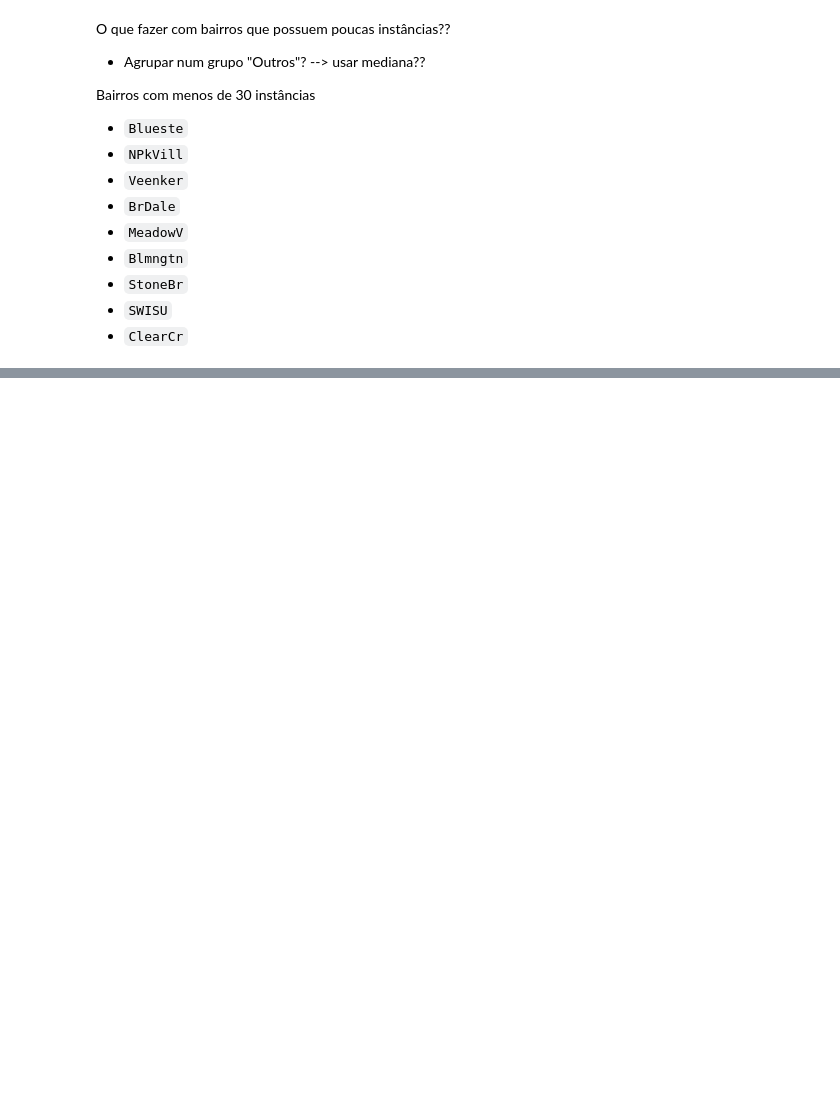
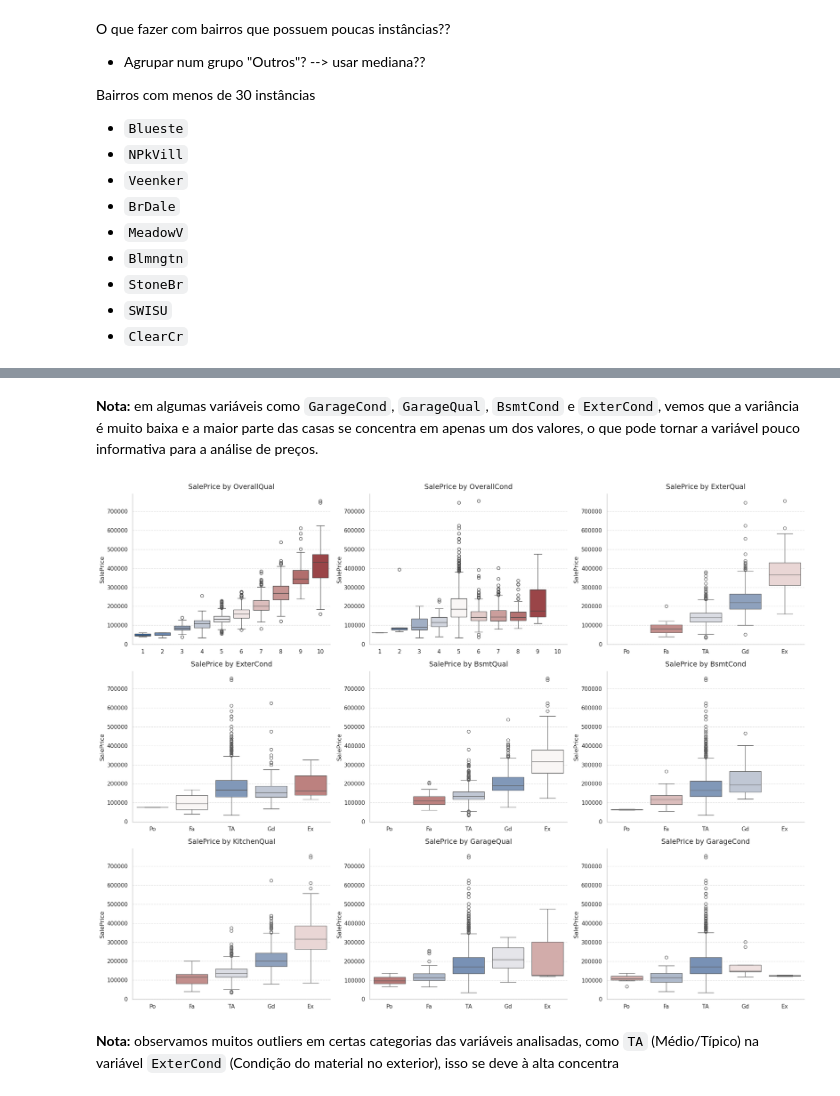
Before and after one commit to mariribeiro257/estat-exame-B, a Jupyter notebook: eda_housing_prices.ipynb, the cells around one changed output, grey strips where cells are left out. Cells and saved outputs as stored; diff of their text form; code cells hidden in the pictures; blank space fills up the shorter version.

```diff
--- a/eda_housing_prices.ipynb
+++ b/eda_housing_prices.ipynb
@@ -502,0 +619,46 @@ histograms for BedroomAbvGr (numeric or ordinal?)
+# %% [markdown]
+**Nota:** em algumas variáveis como ``GarageCond``, ``GarageQual``, ``BsmtCond`` e ``ExterCond``, vemos que a variância é muito baixa e a maior parte das casas se concentra em apenas um dos valores, o que pode tornar a variável pouco informativa para a análise de preços.
+# %%
+# Objetivo: criar boxplots de SalePrice por cada variável ordinal
+n_vars = len(ordinal_order_map)
+cols = 3
+rows = math.ceil(n_vars / cols)
+
+fig, axes = plt.subplots(rows, cols, figsize=(20, 5 * rows))
+axes = axes.flatten()
+
+# 2. Iteração direta no dicionário (chave e valor ao mesmo tempo)
+for idx, (var, order) in enumerate(ordinal_order_map.items()):
+
+    # 3. Uso do 'hue' e 'palette' para colorir as categorias internamente
+    sns.boxplot(
+        data=houses,
+        x=var,
+        y='SalePrice',
+        order=order,
+        ax=axes[idx],
+        hue=var,           # Atribui a cor à própria categoria
+        palette='vlag',    # Aplica o degradê
+        legend=False       # Remove a legenda redundante
+    )
+
+    # 4. Estilização limpa
+    axes[idx].set_title(f'SalePrice by {var}', fontsize=14, pad=10)
+    axes[idx].set_xlabel('') # Remove o label do eixo X (o título já diz qual é a variável)
+    axes[idx].set_ylabel('SalePrice')
+    axes[idx].tick_params(axis='x', rotation=0) # Rotação 0 fica melhor se as siglas forem curtas
+    axes[idx].grid(axis='y', linestyle='--', alpha=0.6) # Adiciona linhas de grade horizontais
+
+# 5. Remove gráficos vazios (caso o número de variáveis não seja múltiplo de 3)
+for i in range(n_vars, len(axes)):
+    fig.delaxes(axes[i])
+
+# 6. Remove as bordas superiores e direitas para um visual mais limpo
+sns.despine()
+
+plt.tight_layout()
+plt.show()
+# %% [output]
+[figure, added]
+# %% [markdown]
+**Nota:** observamos muitos outliers em certas categorias das variáveis analisadas, como ``TA`` (Médio/Típico) na variável ``ExterCond`` (Condição do material no exterior), isso se deve à alta concentra
```
Also changed, not shown: parts of 20 cells of this notebook.
